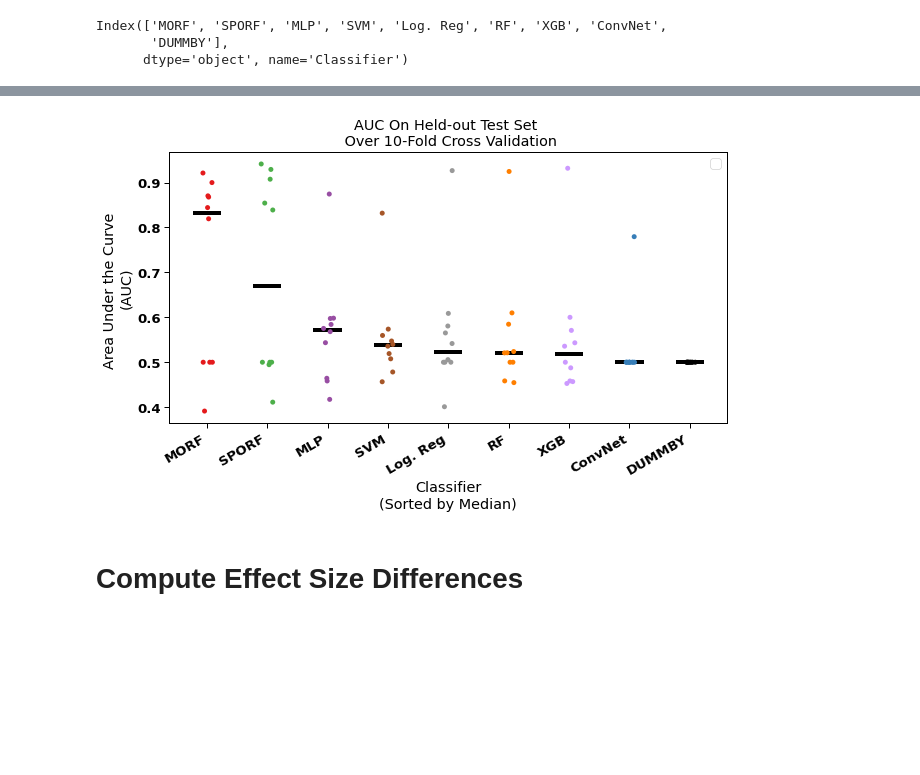
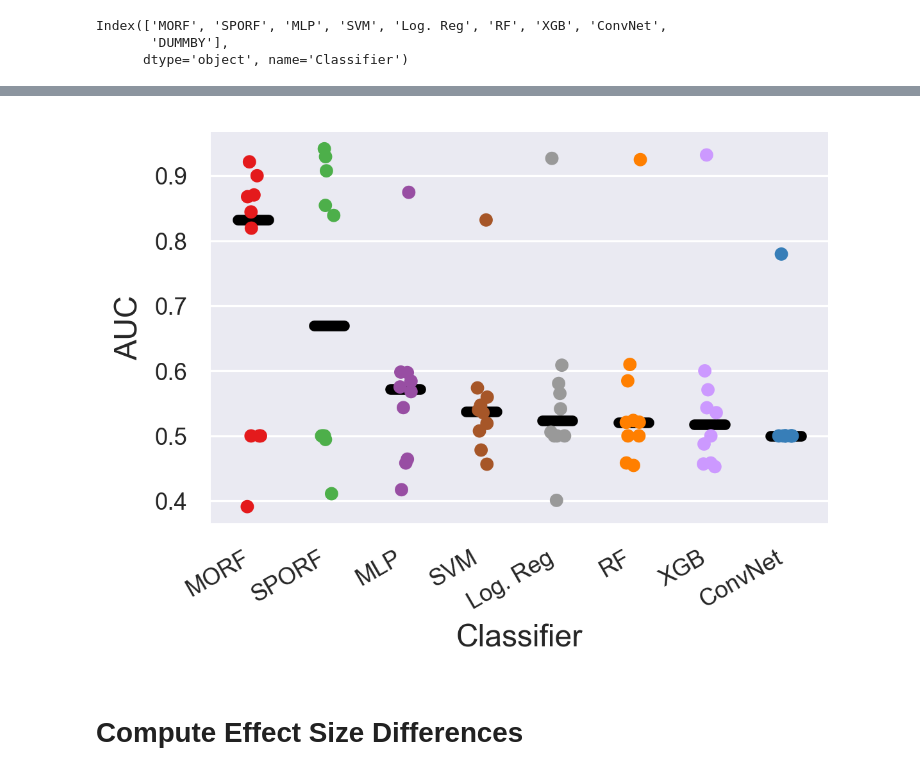
Before and after one commit to adam2392/morf-demo, a Jupyter notebook: notebooks/plot_morf_clf_comparisons.ipynb, the cells around one changed output, grey strips where cells are left out. Drawn from its saved outputs; the diff is of its cells as text; code cells hidden in the pictures; blank space fills up the shorter version.

```diff
--- a/notebooks/plot_morf_clf_comparisons.ipynb
+++ b/notebooks/plot_morf_clf_comparisons.ipynb
@@ -162,6 +168,24 @@ feature_names = [
 
 The participants.tsv file contains clinical metadata. Let's get the clinical success rate of our dataset
 and total success/failure counts.
+# %%
+def read_participants_tsv(root, participant_id=None, column_keys=None):
+    """Read in ``participants.tsv`` file.
+
+    Allows one to query the columns of the file as
+    a DataFrame and say obtain the list of Engel scores.
+    """
+    participants_tsv_fname = os.path.join(root, 'participants.tsv')
+
+    participants_df = pd.read_csv(participants_tsv_fname, delimiter='\t')
+    if participant_id is not None:
+        participants_df = participants_df[participants_df['participant_id'] == participant_id]
+
+    if column_keys is not None:
+        if not isinstance(column_keys, list):
+            column_keys = [column_keys]
+        participants_df = participants_df[column_keys]
+    return participants_df
 # %%
 pat_df = read_participants_tsv(bids_root)
 subjects = pat_df["participant_id"]
@@ -256,7 +377,7 @@ for clf_name in names:
         / "clf-train-vs-test"
     ).glob(nested_scores_search_pattern)
 
-    fpaths = natsorted(fpaths)
+    fpaths = list(fpaths)# fpaths = natsorted(fpaths)
     for idx, json_fpath in enumerate(fpaths):
         with open(json_fpath, "r") as fin:
             _nested_scores = json.load(fin)
@@ -699,11 +895,19 @@ Index(['MORF', 'SPORF', 'MLP', 'SVM', 'Log. Reg', 'RF', 'XGB', 'ConvNet',
 # %%
 colors = [names[x] for x in order.index]
 # %%
-plt.rcParams["font.weight"] = "bold"
-plt.rcParams["figure.titleweight"] = "bold"
+# plt.rcParams["font.weight"] = "bold"
+# plt.rcParams["figure.titleweight"] = "bold"
+sns.set_style('darkgrid')
+sns.set_context('paper')#, font_scale=1.4)
+plt.rcParams.update({
+    "figure.titlesize" : "large",
+    "axes.titlesize" : "large",
+    "axes.labelsize" : "large",
+    "legend.fontsize": "medium"
+})
 
-sns.set_context("paper", font_scale=1.5)
-fig, ax = plt.subplots(figsize=(10, 5))
+# sns.set_context("paper")
+fig, ax = plt.subplots(figsize=(4, 3), dpi=300)
 # sns.boxplot(
 #     x="Classifier",
 #     y="AUC",
@@ -712,11 +916,12 @@ fig, ax = plt.subplots(figsize=(10, 5))
 #     ax=ax,
 #     color="gray",
 # )
+df = feature_aucs_df[feature_aucs_df['Classifier'] != 'DUMMBY']
 sns.stripplot(
     x="Classifier",
     y="AUC",
     order=order.index,
-    data=feature_aucs_df,
+    data=df,
     ax=ax,
     palette=colors,
 )
@@ -728,11 +933,10 @@ sns.stripplot(
 # )
 xticklabels = ax.get_xticklabels()
 ax.set_xticklabels(xticklabels, ha="right", rotation=30)
-ax.legend()
 ax.set(
-    title="AUC On Held-out Test Set \n Over 10-Fold Cross Validation",
-    xlabel="Classifier\n(Sorted by Median)",
-    ylabel="Area Under the Curve \n(AUC)",
+    # title="AUC On Held-out Test Set \n Over 10-Fold Cross Validation",
+    xlabel="Classifier",#\n(Sorted by Median)",
+    ylabel="AUC",
 )
 
 # Select which box you want to change
@@ -745,7 +949,6 @@ ax.set(
 
 # distance across the "X" or "Y" stipplot column to span, in this case 40%
 median_width = 0.4
-df = feature_aucs_df
 for tick, text in zip(ax.get_xticks(), ax.get_xticklabels()):
     sample_name = text.get_text()  # "X" or "Y"
 
@@ -760,7 +963,9 @@ for tick, text in zip(ax.get_xticks(), ax.get_xticklabels()):
         color="k",
     )
 
+fig.tight_layout()
 # figpath = Path(figdir) / f'figure4-discriminationandprecision/'
 fname = f"delta_auc_plot_morf_vs_classifiers_quantilefeatures.pdf"
 fig.savefig(figures_path / fname, bbox_inches="tight")
+plt.show()
 # %% [output]
@@ -768,4 +972,4 @@ WARNING:matplotlib.legend:No handles with labels found to put in legend.
-[figure, old version]
+[figure, new version]
 # %% [markdown]
 # Compute Effect Size Differences
 # %%
```
Also changed, not shown: parts of 12 cells of this notebook, 9 other files.
